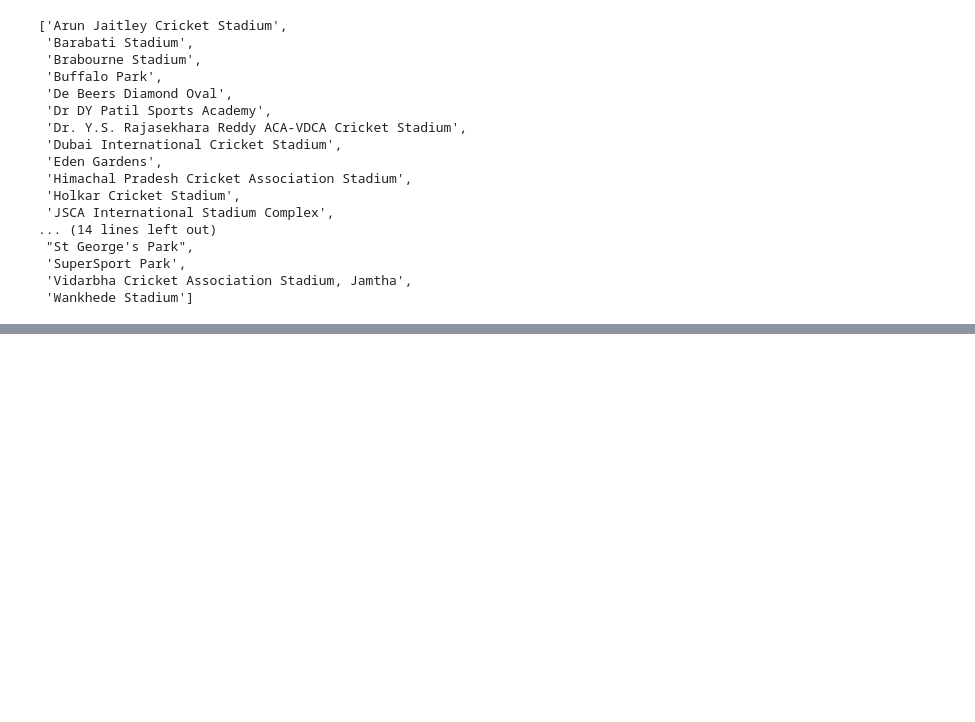
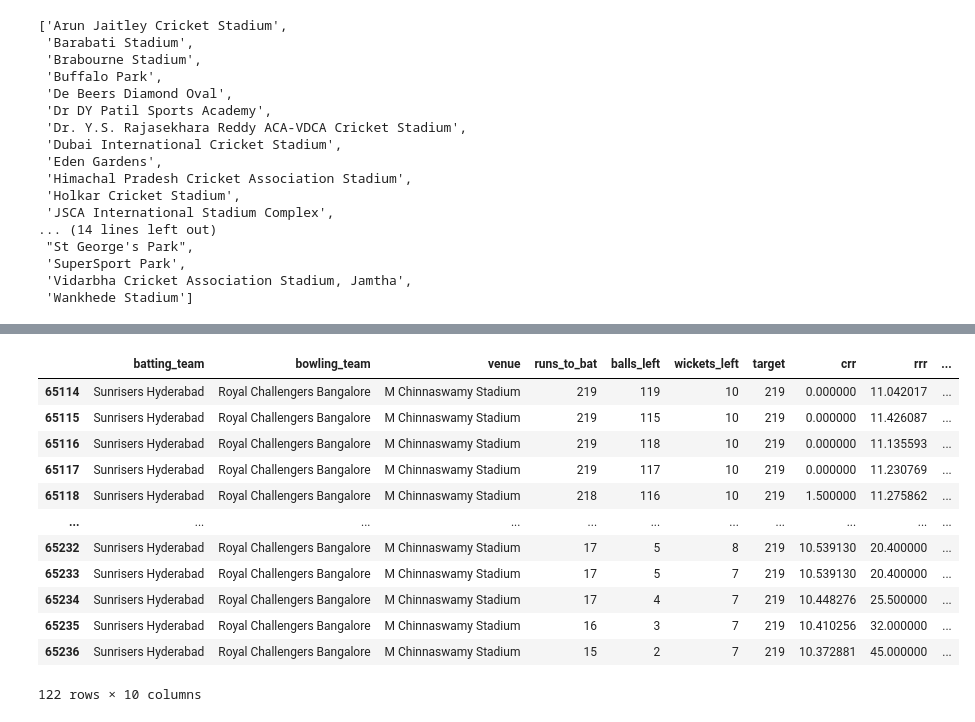
Before and after one commit to prayashdash1729/IPL_win_prediction, a Jupyter notebook: data.ipynb, the cells around one changed output, grey strips where cells are left out. Saved outputs shown, nothing was run; the diff lists cells and outputs as text; code cells hidden in the pictures; blank space fills up the shorter version.

```diff
--- a/data.ipynb
+++ b/data.ipynb
@@ -619,0 +839,19 @@ sorted(df['venue'].unique())
+# %%
+final_df.loc[(final_df['batting_team'] == 'Sunrisers Hyderabad') &
+             (final_df['bowling_team'] == 'Royal Challengers Bangalore') &
+             (final_df['venue'] == 'M Chinnaswamy Stadium') &
+             (final_df['target'] == 219)]
+# %% [output]
+|  | batting_team | bowling_team | venue | runs_to_bat | balls_left | wickets_left | target | crr | rrr | ... |
+| 65114 | Sunrisers Hyderabad | Royal Challengers Bangalore | M Chinnaswamy Stadium | 219 | 119 | 10 | 219 | 0.000000 | 11.042017 | ... |
+| 65115 | Sunrisers Hyderabad | Royal Challengers Bangalore | M Chinnaswamy Stadium | 219 | 115 | 10 | 219 | 0.000000 | 11.426087 | ... |
+| 65116 | Sunrisers Hyderabad | Royal Challengers Bangalore | M Chinnaswamy Stadium | 219 | 118 | 10 | 219 | 0.000000 | 11.135593 | ... |
+| 65117 | Sunrisers Hyderabad | Royal Challengers Bangalore | M Chinnaswamy Stadium | 219 | 117 | 10 | 219 | 0.000000 | 11.230769 | ... |
+| 65118 | Sunrisers Hyderabad | Royal Challengers Bangalore | M Chinnaswamy Stadium | 218 | 116 | 10 | 219 | 1.500000 | 11.275862 | ... |
+| ... | ... | ... | ... | ... | ... | ... | ... | ... | ... | ... |
+| 65232 | Sunrisers Hyderabad | Royal Challengers Bangalore | M Chinnaswamy Stadium | 17 | 5 | 8 | 219 | 10.539130 | 20.400000 | ... |
+| 65233 | Sunrisers Hyderabad | Royal Challengers Bangalore | M Chinnaswamy Stadium | 17 | 5 | 7 | 219 | 10.539130 | 20.400000 | ... |
+| 65234 | Sunrisers Hyderabad | Royal Challengers Bangalore | M Chinnaswamy Stadium | 17 | 4 | 7 | 219 | 10.448276 | 25.500000 | ... |
+| 65235 | Sunrisers Hyderabad | Royal Challengers Bangalore | M Chinnaswamy Stadium | 16 | 3 | 7 | 219 | 10.410256 | 32.000000 | ... |
+| 65236 | Sunrisers Hyderabad | Royal Challengers Bangalore | M Chinnaswamy Stadium | 15 | 2 | 7 | 219 | 10.372881 | 45.000000 | ... |
+122 rows × 10 columns
```
Also changed, not shown: parts of 18 cells of this notebook.
